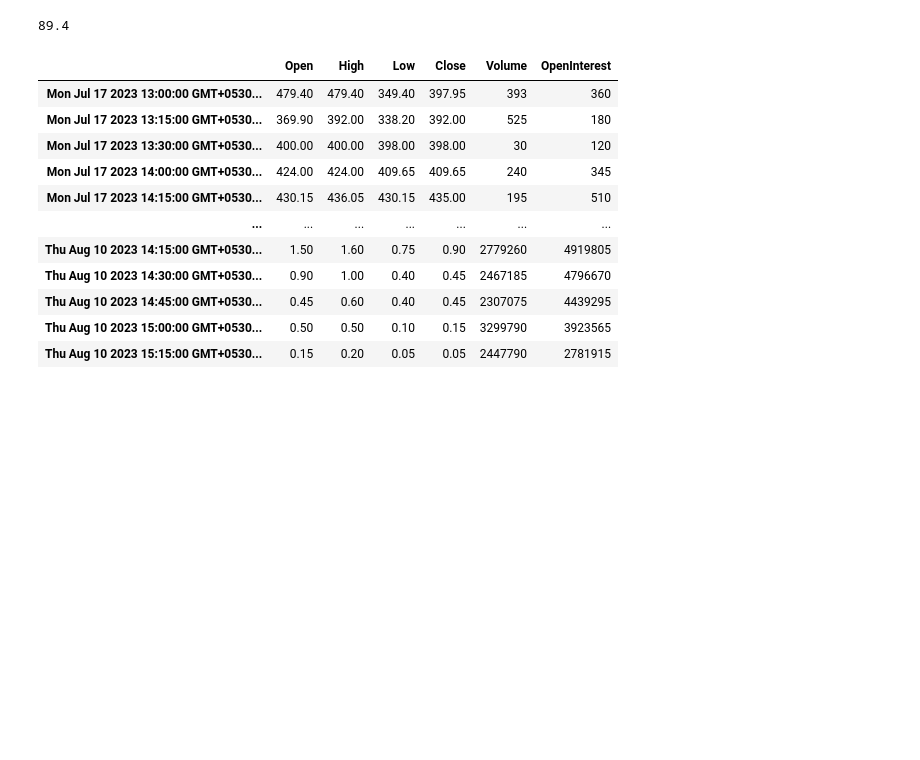
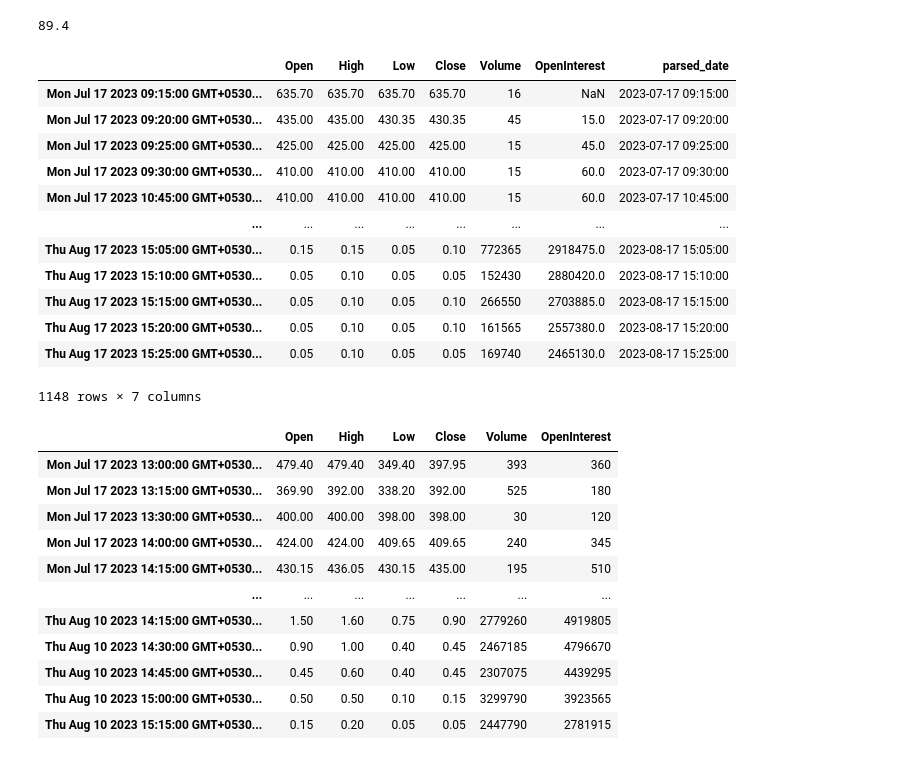
Before and after one commit to ashishgupta1350/Anchored_Vwap_Manager, a Jupyter notebook: Anchored_vwap_jupyter.ipynb, the cells around one changed output. Cells and saved outputs as stored; diff of their text form; code cells hidden in the pictures; blank space fills up the shorter version.

```diff
--- a/Untitled.ipynb
+++ b/Anchored_vwap_jupyter.ipynb
@@ -795,6 +832,22 @@ candle_data['Open']
 Number of days in the date range: 31 days
 len of train_data is : 298
 89.4
+# %%
+fetch_data()
+# %% [output]
+|  | Open | High | Low | Close | Volume | OpenInterest | parsed_date |
+| Mon Jul 17 2023 09:15:00 GMT+0530... | 635.70 | 635.70 | 635.70 | 635.70 | 16 | NaN | 2023-07-17 09:15:00 |
+| Mon Jul 17 2023 09:20:00 GMT+0530... | 435.00 | 435.00 | 430.35 | 430.35 | 45 | 15.0 | 2023-07-17 09:20:00 |
+| Mon Jul 17 2023 09:25:00 GMT+0530... | 425.00 | 425.00 | 425.00 | 425.00 | 15 | 45.0 | 2023-07-17 09:25:00 |
+| Mon Jul 17 2023 09:30:00 GMT+0530... | 410.00 | 410.00 | 410.00 | 410.00 | 15 | 60.0 | 2023-07-17 09:30:00 |
+| Mon Jul 17 2023 10:45:00 GMT+0530... | 410.00 | 410.00 | 410.00 | 410.00 | 15 | 60.0 | 2023-07-17 10:45:00 |
+| ... | ... | ... | ... | ... | ... | ... | ... |
+| Thu Aug 17 2023 15:05:00 GMT+0530... | 0.15 | 0.15 | 0.05 | 0.10 | 772365 | 2918475.0 | 2023-08-17 15:05:00 |
+| Thu Aug 17 2023 15:10:00 GMT+0530... | 0.05 | 0.10 | 0.05 | 0.05 | 152430 | 2880420.0 | 2023-08-17 15:10:00 |
+| Thu Aug 17 2023 15:15:00 GMT+0530... | 0.05 | 0.10 | 0.05 | 0.10 | 266550 | 2703885.0 | 2023-08-17 15:15:00 |
+| Thu Aug 17 2023 15:20:00 GMT+0530... | 0.05 | 0.10 | 0.05 | 0.10 | 161565 | 2557380.0 | 2023-08-17 15:20:00 |
+| Thu Aug 17 2023 15:25:00 GMT+0530... | 0.05 | 0.10 | 0.05 | 0.05 | 169740 | 2465130.0 | 2023-08-17 15:25:00 |
+1148 rows × 7 columns
 # %%
 df = pd.read_csv(cur_path + 'option_data\\10 aug 45500ce 15min.csv', skiprows=2)
 df.columns = ["Open", "High", "Low", "Close", "Volume","OpenInterest", "temp"]
```
Also changed, not shown: parts of 1 cell of this notebook, 5 other files.
